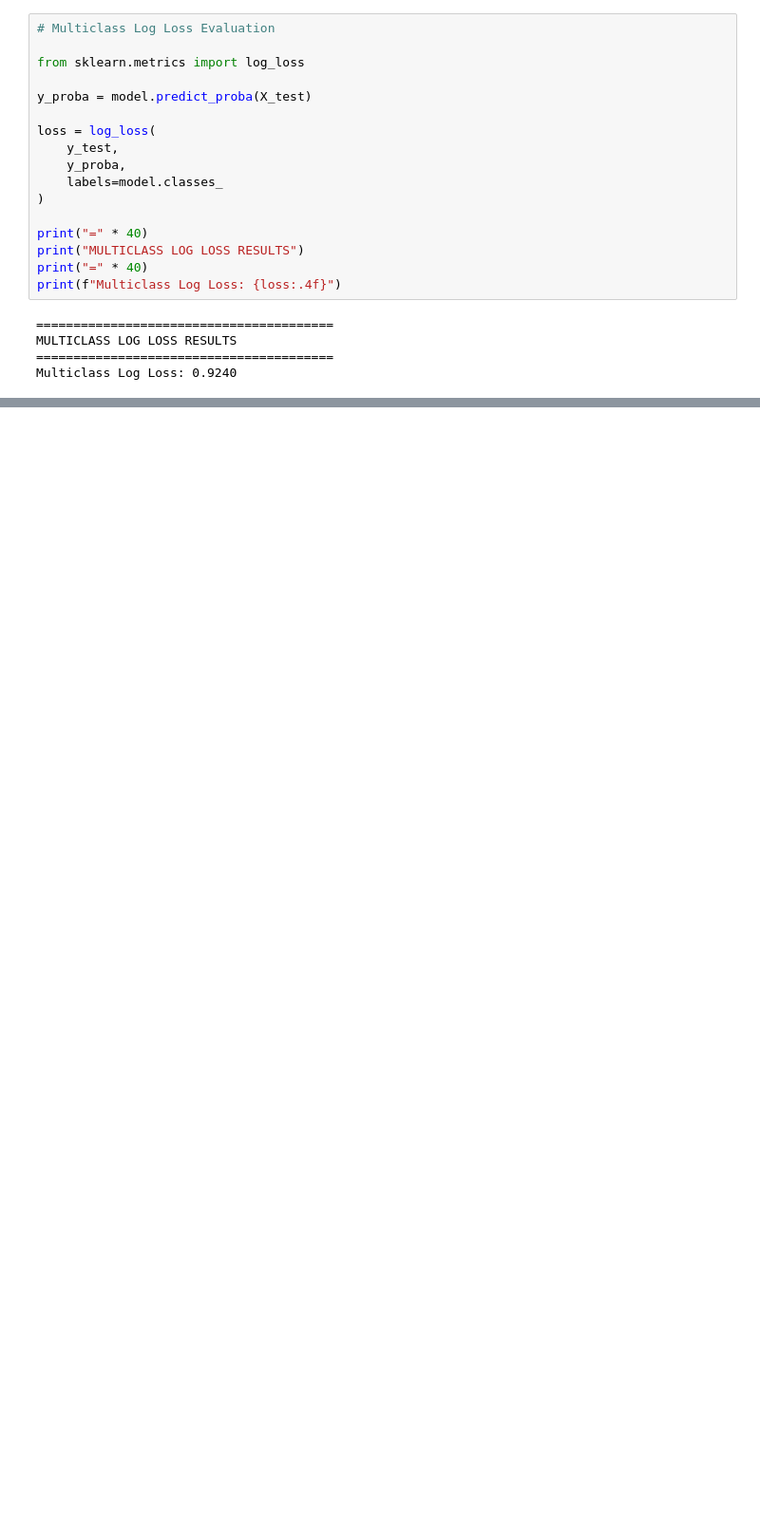
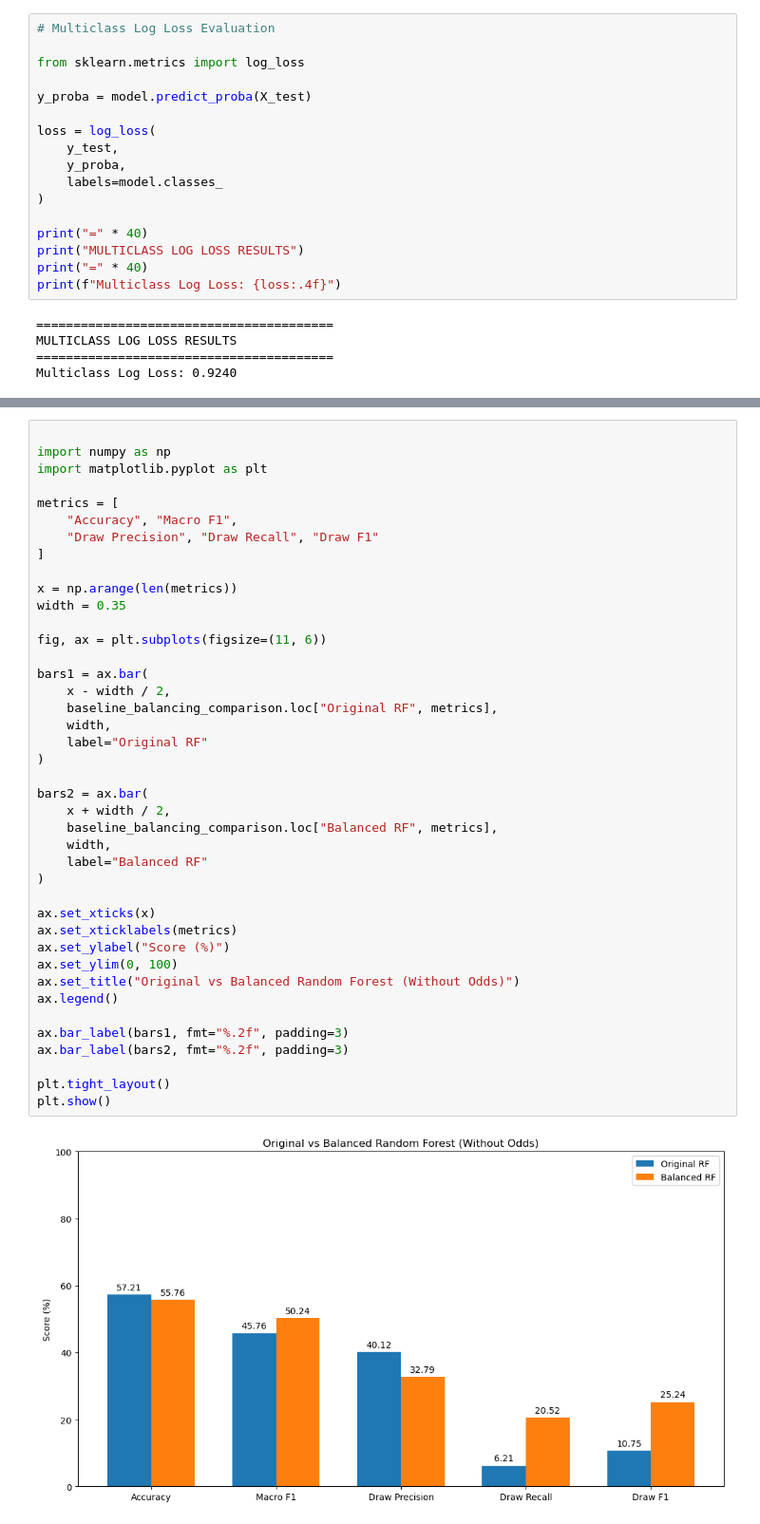
Before and after one commit to MichaelTM15/Sprint-1, a Jupyter notebook: BingquanW/04_RandomForest/RandomForest.ipynb, the cells around one changed output, grey strips where cells are left out. Shown at 95% size. Saved outputs shown, nothing was run; the diff lists cells and outputs as text; blank space fills up the shorter version.

Commit message:
Update EDA and Random Forest reports

```diff
--- a/BingquanW/04_RandomForest/RandomForest.ipynb
+++ b/BingquanW/04_RandomForest/RandomForest.ipynb
@@ -504,0 +730,43 @@ Multiclass Log Loss: 0.9240
+# %%
+
+import numpy as np
+import matplotlib.pyplot as plt
+
+metrics = [
+    "Accuracy", "Macro F1",
+    "Draw Precision", "Draw Recall", "Draw F1"
+]
+
+x = np.arange(len(metrics))
+width = 0.35
+
+fig, ax = plt.subplots(figsize=(11, 6))
+
+bars1 = ax.bar(
+    x - width / 2,
+    baseline_balancing_comparison.loc["Original RF", metrics],
+    width,
+    label="Original RF"
+)
+
+bars2 = ax.bar(
+    x + width / 2,
+    baseline_balancing_comparison.loc["Balanced RF", metrics],
+    width,
+    label="Balanced RF"
+)
+
+ax.set_xticks(x)
+ax.set_xticklabels(metrics)
+ax.set_ylabel("Score (%)")
+ax.set_ylim(0, 100)
+ax.set_title("Original vs Balanced Random Forest (Without Odds)")
+ax.legend()
+
+ax.bar_label(bars1, fmt="%.2f", padding=3)
+ax.bar_label(bars2, fmt="%.2f", padding=3)
+
+plt.tight_layout()
+plt.show()
+# %% [output]
+[figure, added]
```
Also changed, not shown: parts of 9 cells of this notebook, 10 other files.
